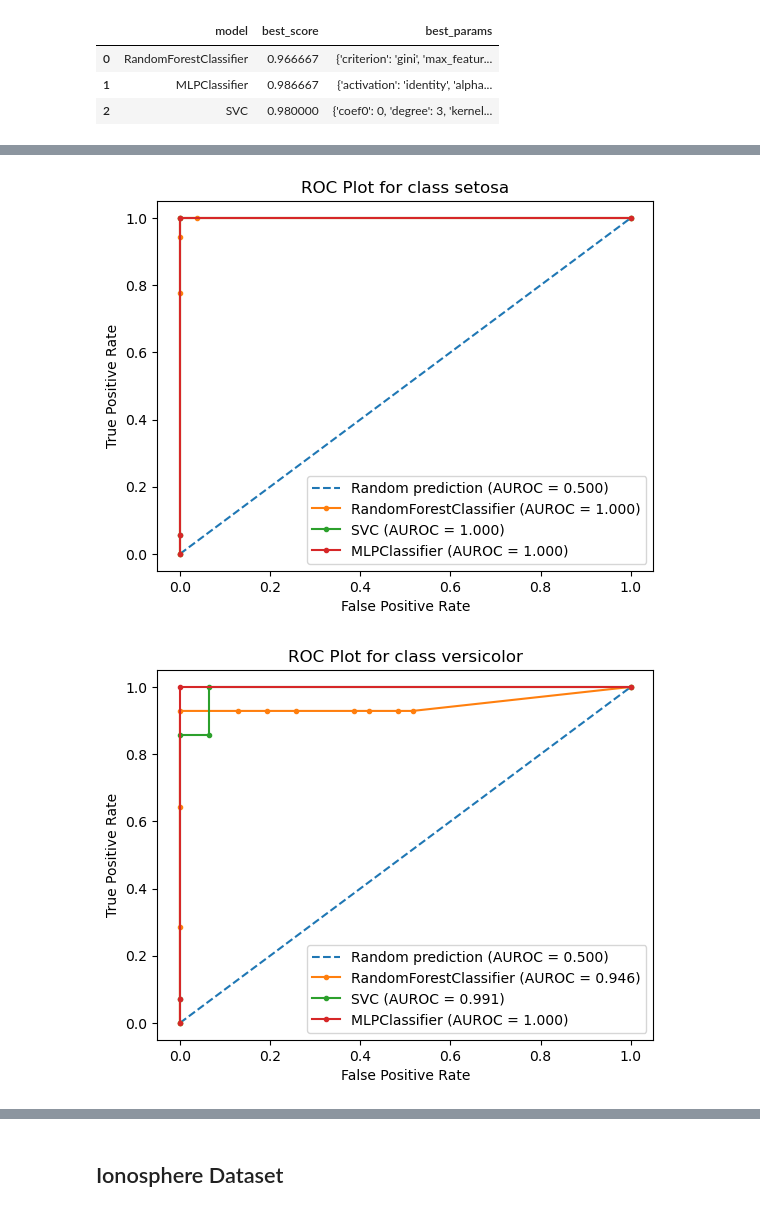
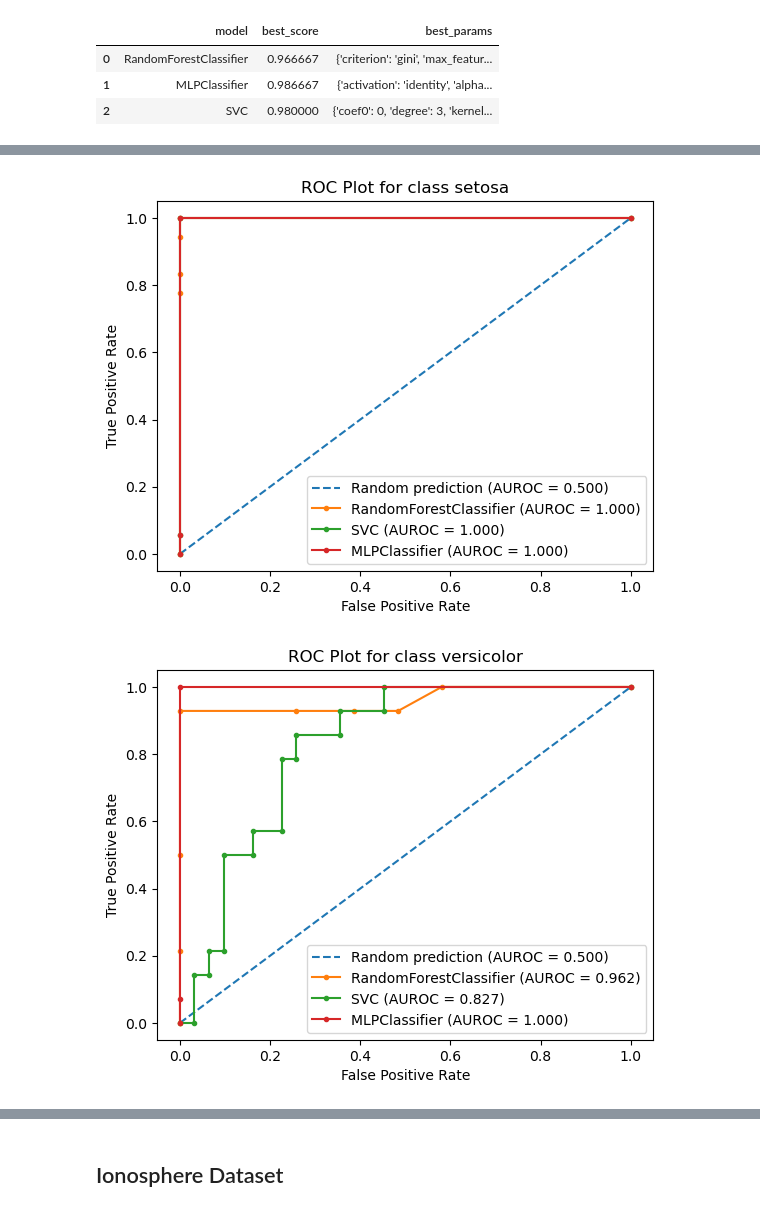
Before and after one commit to Koushik0001/ML_Lab, a Jupyter notebook: assignment_2.ipynb, the cells around one changed output, grey strips where cells are left out. Drawn from its saved outputs; the diff is of its cells as text; code cells hidden in the pictures.

```diff
--- a/assignment_2.ipynb
+++ b/assignment_2.ipynb
@@ -82,7 +84,7 @@ def getTrainsizeAccuracies(dataset,
                            **args
                           ):
 
-    """
+    """Z
         This function takes a dataset, a classifier and an optional array containing
         traing sizes. It computes model accuracy scores for each train-test split and
         displays a Model accuracy vs Training size plot
@@ -101,8 +103,10 @@ def getTrainsizeAccuracies(dataset,
         accuracies.append(accuracy_score(y_test, y_prediction))
 
     # Plotting the Graph
+    plt.figure(figsize=(3, 2.5));
     plt.plot(np.array(train_sizes)*100, np.array(accuracies)*100)
-    plt.title("Model Accuracy vs Training Size (Model = {0})".format(classifier.__name__))
+    plt.title("Model Accuracy vs Training Size (Model = {0})"
+              .format(classifier.__name__))
     plt.xlabel("Training Size (%)")
     plt.ylabel("Model Accuracy (%)")
     plt.xticks(np.array(train_sizes)*100)
@@ -307,12 +329,23 @@ SVC --> {'coef0': 0, 'degree': 3, 'kernel': 'linear'}
 # %%
 displayROCPlot(iris_dataset,
                [RandomForestClassifier, SVC, MLPClassifier],
                0.7,
                60,
                True,
-               RandomForestClassifier={'criterion': 'gini', 'max_features': 'sqrt', 'n_estimators': 200},
-               MLPClassifier={'max_iter':10000, 'alpha': 0.001, 'solver': 'sgd'},
-               SVC={'probability':True, 'coef0': 0, 'degree': 3})
+               RandomForestClassifier={'criterion': 'gini',
+                                       'max_features': 'sqrt',
+                                       'n_estimators': 400},
+
+               MLPClassifier={
+                               'max_iter':10000,
+                              'alpha': 0.001,
+                              'solver': 'sgd'},
+
+               SVC={'probability':True,
+                    'coef0': 0,
+                    'degree': 3,
+                    'kernel': 'linear'
+                   })
 # %% [output]
 [figure]
-[figure, old version]
+[figure, new version]
```
Also changed, not shown: parts of 55 cells of this notebook.
